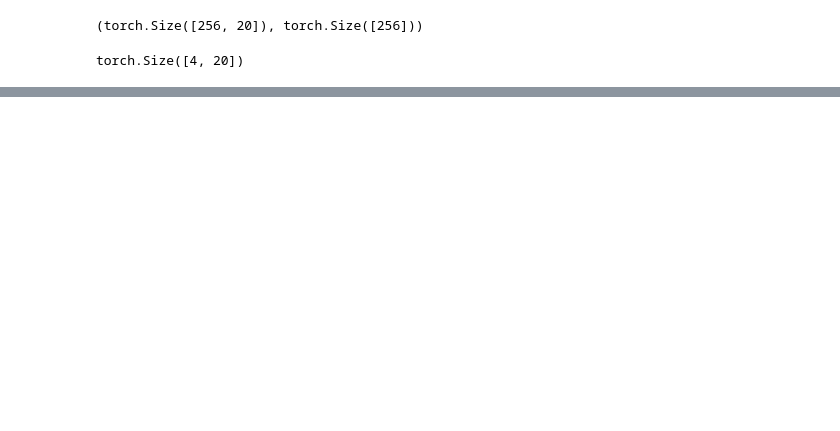
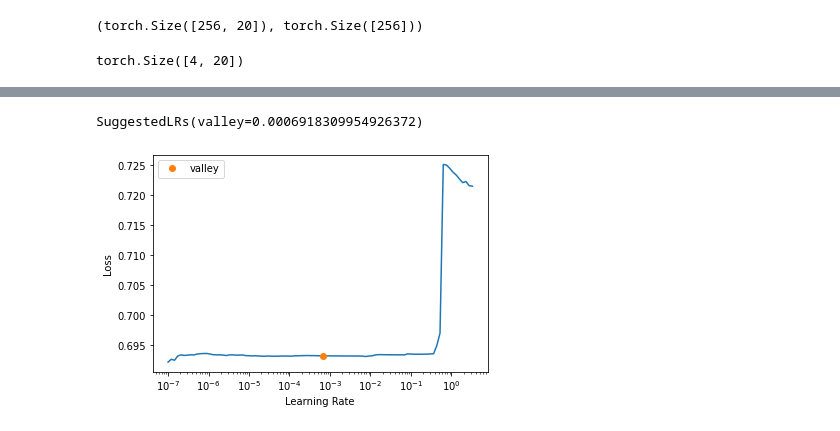
Before and after one commit to lewtun/dl4phys, a Jupyter notebook: lecture02.ipynb, the cells around one changed output, grey strips where cells are left out. Cells and saved outputs as stored; diff of their text form; code cells hidden in the pictures; blank space fills up the shorter version.

```diff
--- a/lecture02.ipynb
+++ b/lecture02.ipynb
@@ -321,0 +403,3 @@ learn = Learner(dls, simple_net, opt_func=SGD, loss_func=binary_cross_entropy)
+# %%
+learn.lr_find()
+# %% [output]
@@ -322 +407,3 @@ learn = Learner(dls, simple_net, opt_func=SGD, loss_func=binary_cross_entropy)
+SuggestedLRs(valley=0.0006918309954926372)
+[figure, added]
 # %%
```
Also changed, not shown: parts of 52 cells of this notebook.
